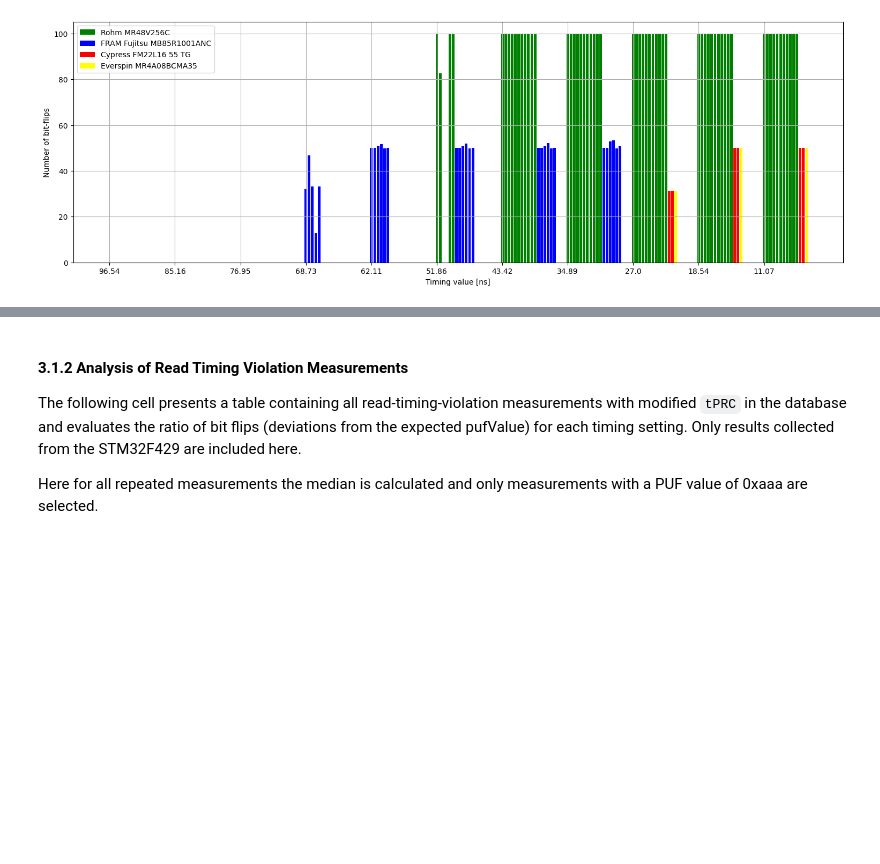
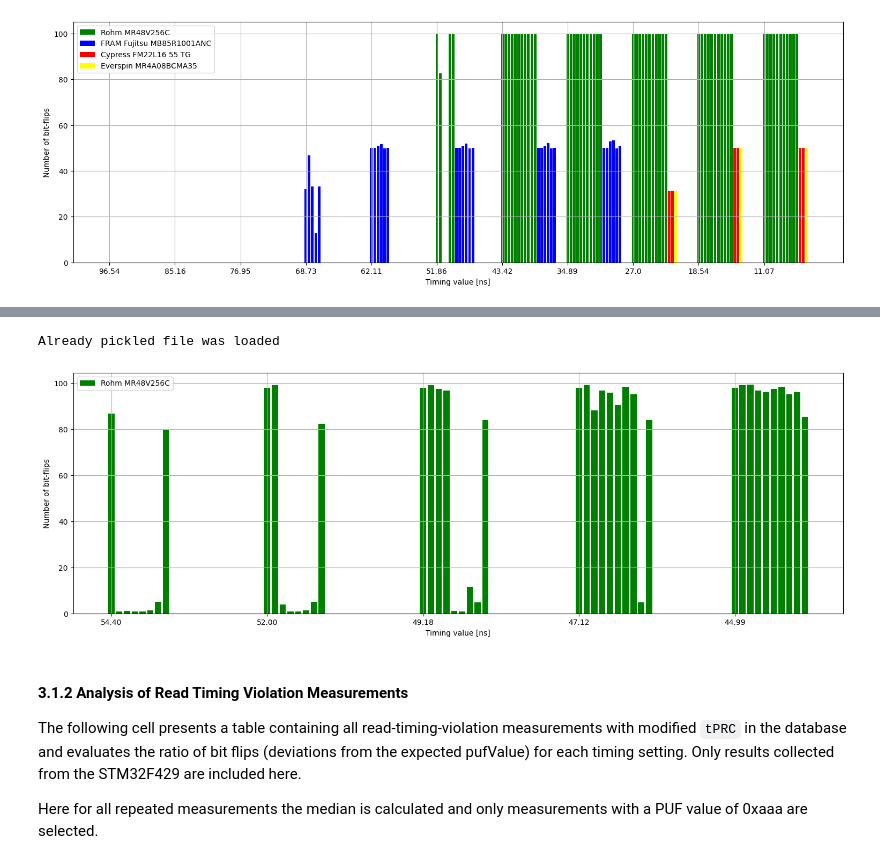
Before and after one commit to FlorianFrank/MemTestX, a Jupyter notebook: software/experiment_scheduler/evaluation/evaluation_script.ipynb, the cells around one changed output, grey strips where cells are left out. Cells and saved outputs as stored; diff of their text form; code cells hidden in the pictures; blank space fills up the shorter version.

```diff
--- a/software/experiment_scheduler/evaluation/evaluation_script.ipynb
+++ b/software/experiment_scheduler/evaluation/evaluation_script.ipynb
@@ -143,3 +169,25 @@ plot_timing_bit_flips(write_latency_twd_aa_median, "write_latency_twd_aa_median_
+# %%
+import test_defines
+from evaluation_scripts import evaluate_latency_test
+from evaluation.utils import create_panda_table
+from evaluation.utils import create_panda_table, pickle_results, load_data_if_pickled
+
+
+write_latency_rohm_twd_aa_median_zcu102 = load_data_if_pickled('write_latency_rohm_twd_aa_median_zcu102')
+if not write_latency_rohm_twd_aa_median_zcu102:
+    write_latency_rohm_twd_aa_median_zcu102 = evaluate_latency_test(test_defines.TestType.WRITE_LATENCY, 'tPWDWrite', 0xaaaa, 'median', "zcu102")
+    print("Pickle Files")
+    pickle_results(data_to_pickle=write_latency_rohm_twd_aa_median_zcu102, file_name='write_latency_rohm_twd_aa_median_zcu102')
+else:
+    print("Already pickled file was loaded")
+# %% [output]
+Already pickled file was loaded
+# %%
+from evaluation_scripts import plot_timing_bit_flips
+
+plot_timing_bit_flips(write_latency_rohm_twd_aa_median_zcu102, "write_latency_rohm_twd_aa_median_zcu102")
+# %% [output]
+[figure, added]
 # %% [markdown]
 #### 3.1.2 Analysis of Read Timing Violation Measurements
 
```
Also changed, not shown: parts of 4 cells of this notebook, 2 other files.
